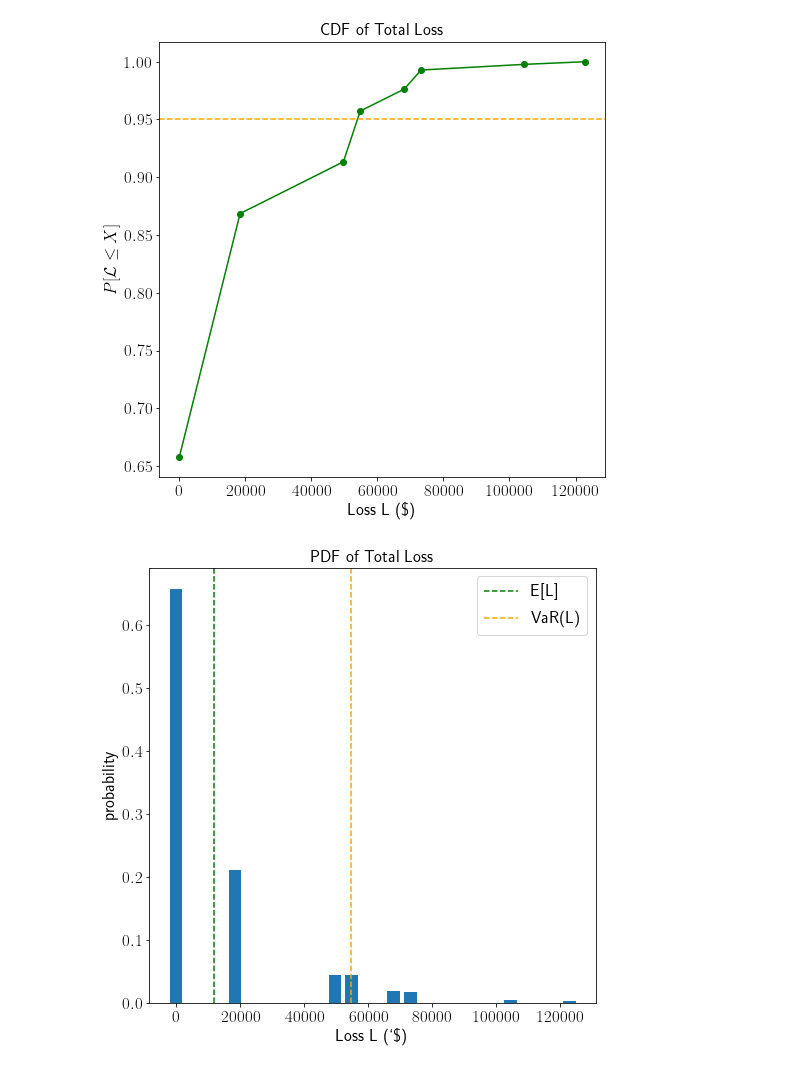
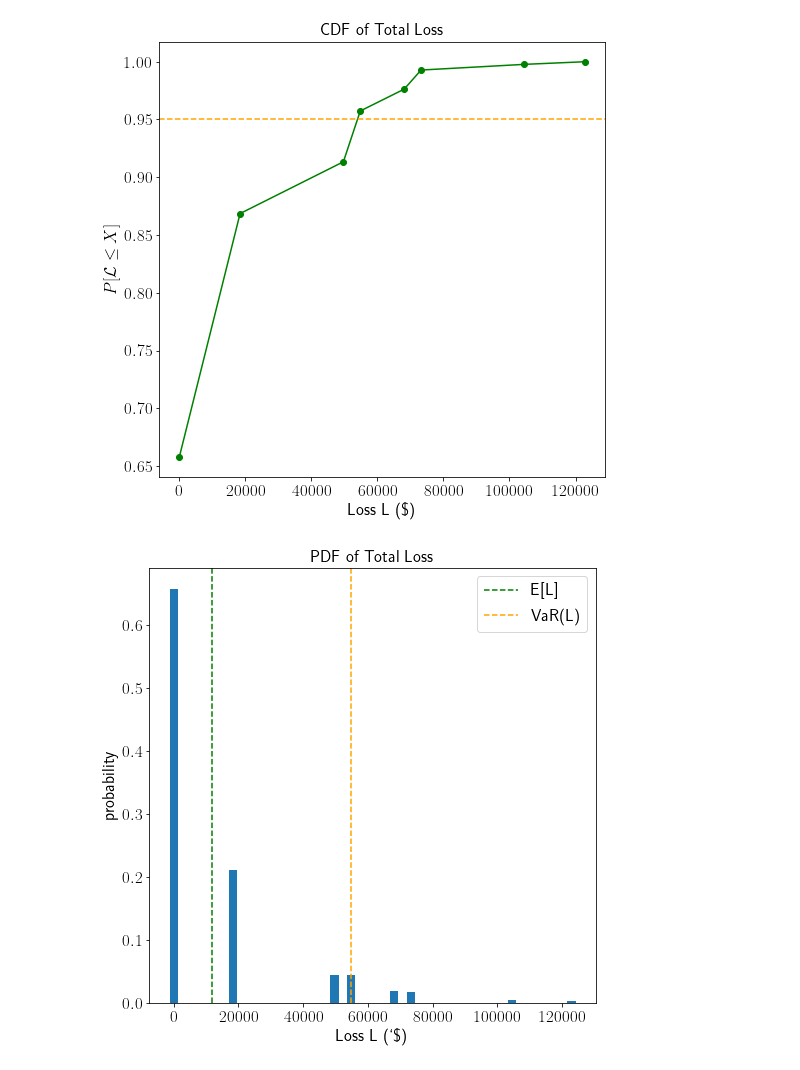
Before and after one commit to Eagle-quantum/QVaR, a Jupyter notebook: CRA_enhanced.ipynb, the cells around one changed output. Saved outputs shown, nothing was run; the diff lists cells and outputs as text; code cells hidden in the pictures.

```diff
--- a/CRA_enhanced.ipynb
+++ b/CRA_enhanced.ipynb
@@ -219,7 +220,7 @@ def get_cdf_circuit(x_eval):
         state_preparation.append(objective.to_gate(), qr_state[-K:] + qr_obj[:] + ar[:])
         return state_preparation, objective
 
-example = 49000
+example = 0
 state_preparation, objective = get_cdf_circuit(example)
 job = execute(state_preparation, backend=Aer.get_backend('statevector_simulator'), shots=2048)
 
@@ -258,15 +259,15 @@ Operator CDF(49000) = 0.8686
 # %%
 import time
 # set target precision and confidence level
-epsilon = 0.01/3
-alpha = 0.05/3
+epsilon = 0.01/10
+alpha = 0.05/10
 
 device = QasmSimulator.from_backend(fake_backend)
 coupling_map = device.configuration().coupling_map
 noise_model = NoiseModel.from_backend(device)
 basis_gates = noise_model.basis_gates
 
-qi_ideal = QuantumInstance(Aer.get_backend('aer_simulator'), shots=n_shots,
+qi_ideal = QuantumInstance(Aer.get_backend('aer_simulator'), shots=n_shots*2,
                            optimization_level=optimization_level, seed_transpiler=42)
 
 # qi_noise = QuantumInstance(provider.get_backend('ibm_perth'), shots=n_shots,
@@ -331,7 +330,7 @@ def run_ae_for_cdf(x_eval, epsilon=epsilon, alpha=alpha, noise=False):
     state_preparation, objective = get_cdf_circuit(x_eval)
 
     if noise == False:
-        qi = QuantumInstance(Aer.get_backend('statevector_simulator'), shots=n_shots, )
+        qi = QuantumInstance(Aer.get_backend('statevector_simulator'),) # shots=n_shots, )
                                #optimization_level=optimization_level, seed_transpiler=42)
     else:
         qi = QuantumInstance(QasmSimulator.from_backend(fake_backend), shots=n_shots, )
@@ -344,7 +343,7 @@ def run_ae_for_cdf(x_eval, epsilon=epsilon, alpha=alpha, noise=False):
     #ae_circuit = ae_var.construct_circuit(problem, k=50000, measurement=False)
     result_var = ae_var.estimate(problem)
     # print(result_var.num_oracle_queries)
-
+    # print(objective.post_processing(result_var.estimation))
     return objective.post_processing(result_var.estimation)#, ae_circuit, result_var
 # %%
 cdf = [run_ae_for_cdf(el, epsilon=epsilon, alpha=alpha) for el in np.sort(np.unique(losses))]
@@ -368,20 +367,20 @@ plt.show()
 # %%
 # plot loss PDF, expected loss, var, and evar
 pdf = [el-np.sum(cdf[i-1:i]) for i, el in enumerate(cdf)]
-plt.bar(np.sort(np.unique(losses)), pdf, align = "center", width = 4000)
+plt.bar(np.sort(np.unique(losses)), pdf, align = "center", width = 2500)
 plt.axvline(expected_loss, color="green", linestyle="--", label="E[L]")
 plt.axvline(exact_var, color="orange", linestyle="--", label="VaR(L)")
 
 plt.legend(fontsize=17)
 plt.xlabel("Loss L (`\$)", size=17)
 plt.ylabel("probability", size=17)
 plt.title ("PDF of Total Loss", size=17)
 plt.xticks(size=17)
 plt.yticks(size=17)
 plt.savefig('Images/pdf.svg', dpi=300, bbox_inches = "tight")
 plt.show()
 # %% [output]
-[figure, old version]
+[figure, new version]
 # %%
 def bisection_search(objective, target_value, low_level, high_level, low_value=None, high_value=None):
     """
```
Also changed, not shown: parts of 7 cells of this notebook, 3 other files.
